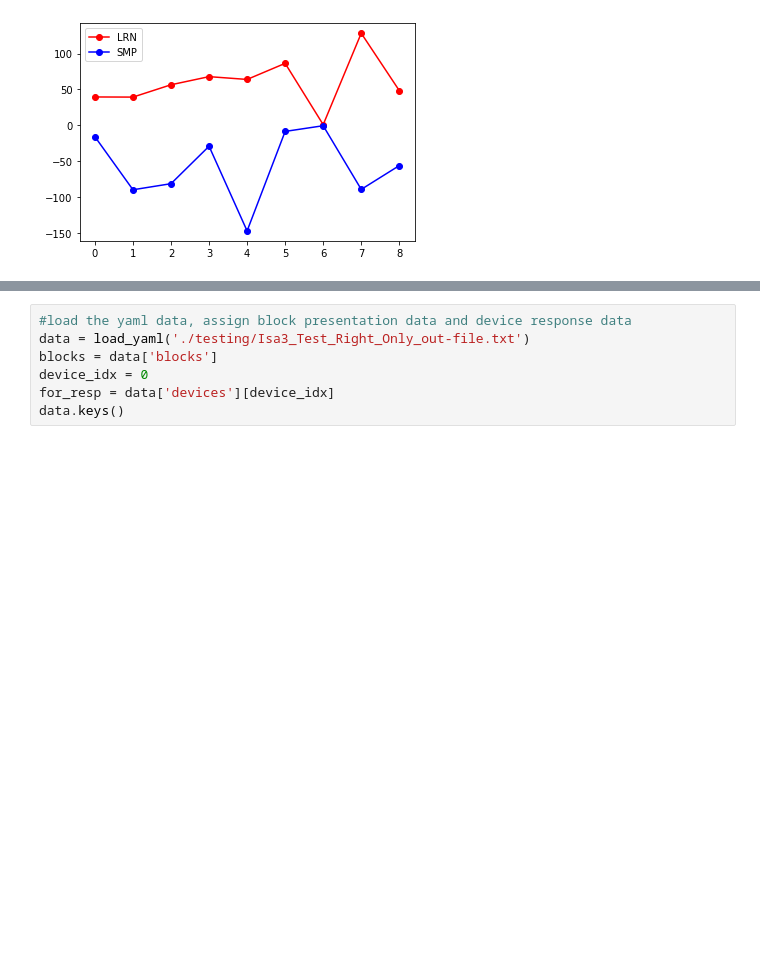
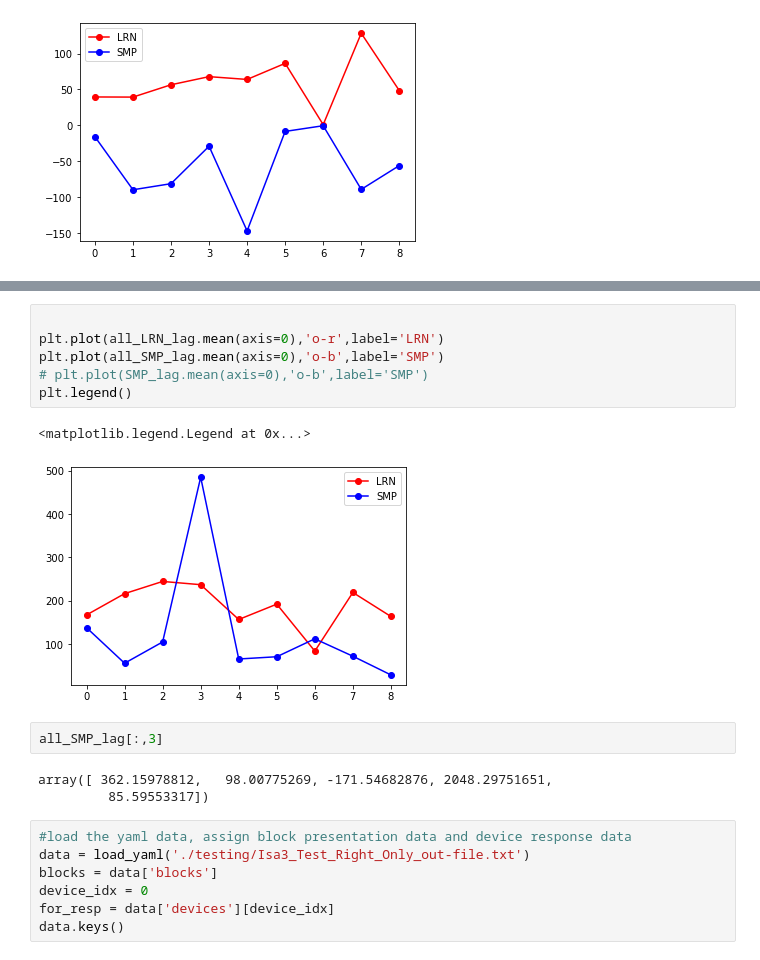
Before and after one commit to neuralabc/spft-java, a Jupyter notebook: spft/2022_06_Trial_by_trial_Bx.ipynb, the cells around one changed output, grey strips where cells are left out. Drawn from its saved outputs; the diff is of its cells as text; blank space fills up the shorter version.

```diff
--- a/spft/2022_06_Trial_by_trial_Bx.ipynb
+++ b/spft/2022_06_Trial_by_trial_Bx.ipynb
@@ -285,3 +76,17 @@ def score_spft_data(data,for_resp,description = "e.g., right hand performance",
+# %%
+
+plt.plot(all_LRN_lag.mean(axis=0),'o-r',label='LRN')
+plt.plot(all_SMP_lag.mean(axis=0),'o-b',label='SMP')
+# plt.plot(SMP_lag.mean(axis=0),'o-b',label='SMP')
+plt.legend()
+# %% [output]
+<matplotlib.legend.Legend at 0x...>
+[figure, added]
+# %%
+all_SMP_lag[:,3]
+# %% [output]
+array([ 362.15978812,   98.00775269, -171.54682876, 2048.29751651,
+         85.59553317])
 # %%
 #load the yaml data, assign block presentation data and device response data
 data = load_yaml('./testing/Isa3_Test_Right_Only_out-file.txt')
```
Also changed, not shown: parts of 4 cells of this notebook, 5 other files.
